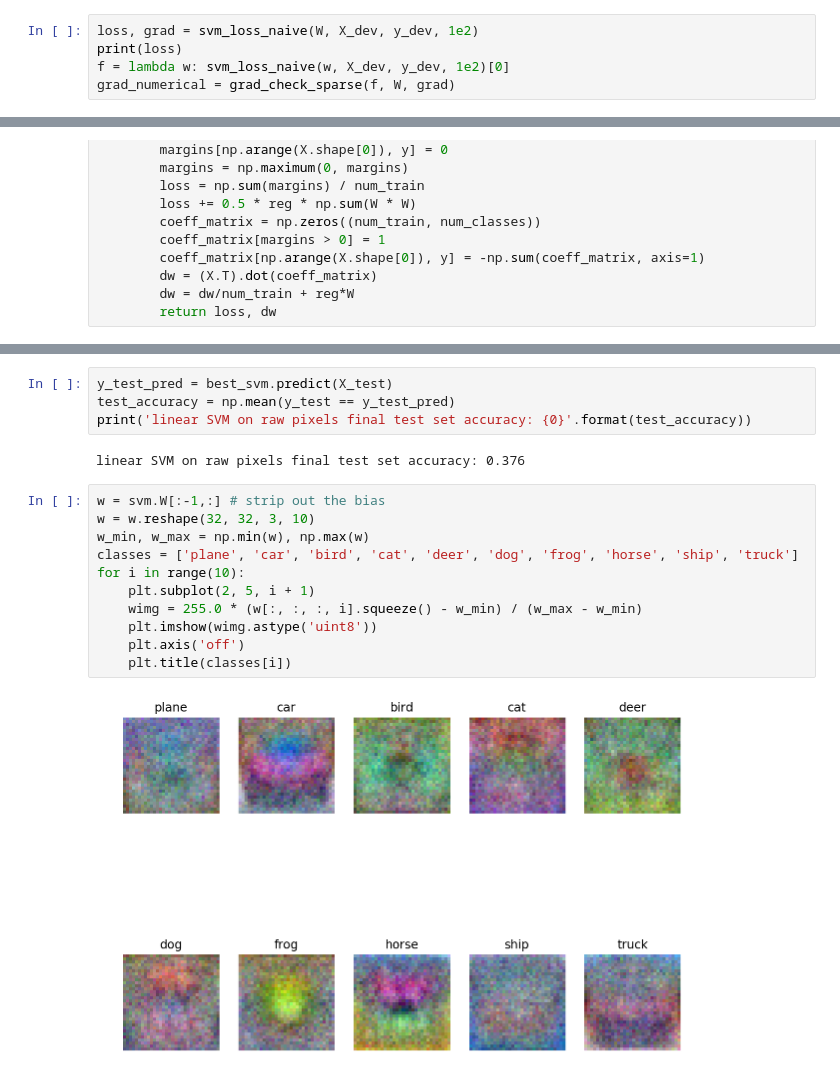
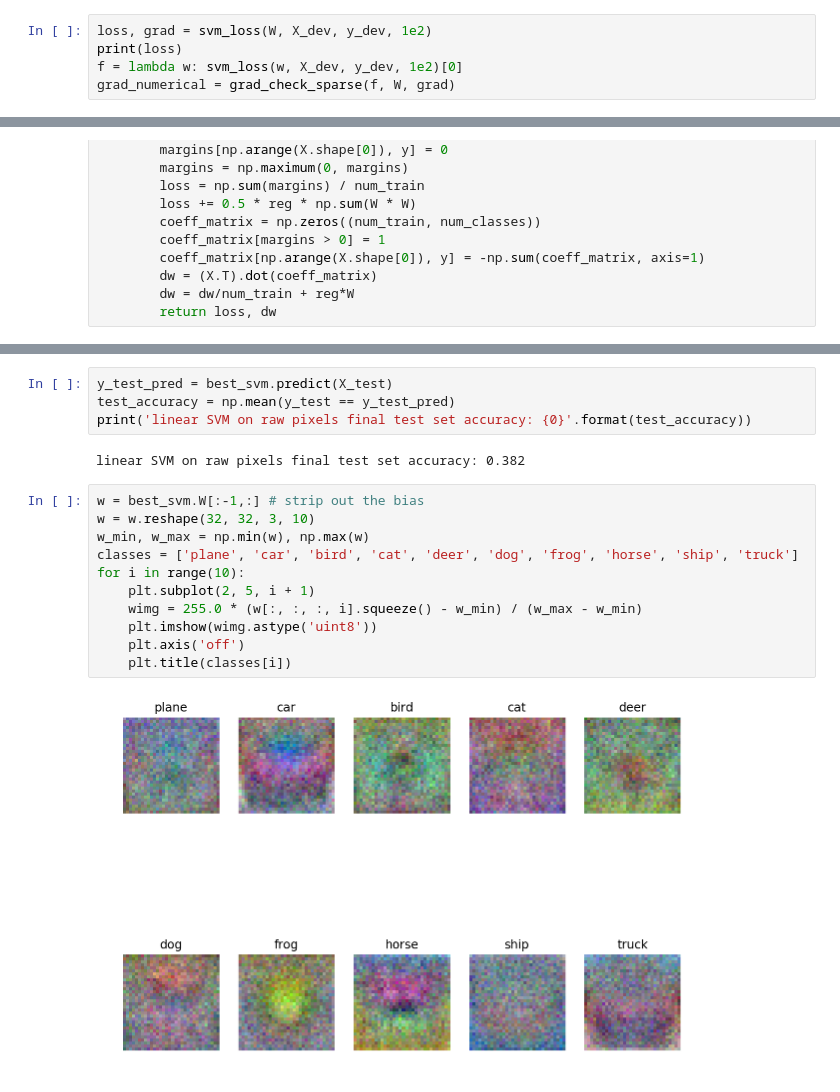
Before and after one commit to abhicoo/cifar-classification, a Jupyter notebook: svm/SVMClassifier.ipynb, the cells around one changed output, grey strips where cells are left out. Drawn from its saved outputs; the diff is of its cells as text.

```diff
--- a/svm/SVMClassifier.ipynb
+++ b/svm/SVMClassifier.ipynb
@@ -187,6 +187,6 @@ numerical: -18.92174040811767 analytic: -1.7853553269470508, relative error: 0.8
 # %%
-loss, grad = svm_loss_naive(W, X_dev, y_dev, 1e2)
+loss, grad = svm_loss(W, X_dev, y_dev, 1e2)
 print(loss)
-f = lambda w: svm_loss_naive(w, X_dev, y_dev, 1e2)[0]
+f = lambda w: svm_loss(w, X_dev, y_dev, 1e2)[0]
 grad_numerical = grad_check_sparse(f, W, grad)
 # %% [output]
@@ -360,17 +360,17 @@ y_test_pred = best_svm.predict(X_test)
 test_accuracy = np.mean(y_test == y_test_pred)
 print('linear SVM on raw pixels final test set accuracy: {0}'.format(test_accuracy))
 # %% [output]
-linear SVM on raw pixels final test set accuracy: 0.376
+linear SVM on raw pixels final test set accuracy: 0.382
 # %%
-w = svm.W[:-1,:] # strip out the bias
+w = best_svm.W[:-1,:] # strip out the bias
 w = w.reshape(32, 32, 3, 10)
 w_min, w_max = np.min(w), np.max(w)
 classes = ['plane', 'car', 'bird', 'cat', 'deer', 'dog', 'frog', 'horse', 'ship', 'truck']
 for i in range(10):
     plt.subplot(2, 5, i + 1)
     wimg = 255.0 * (w[:, :, :, i].squeeze() - w_min) / (w_max - w_min)
     plt.imshow(wimg.astype('uint8'))
     plt.axis('off')
     plt.title(classes[i])
 # %% [output]
-[figure, old version]
+[figure, new version]
```
Also changed, not shown: parts of 9 cells of this notebook, 5 other files.
